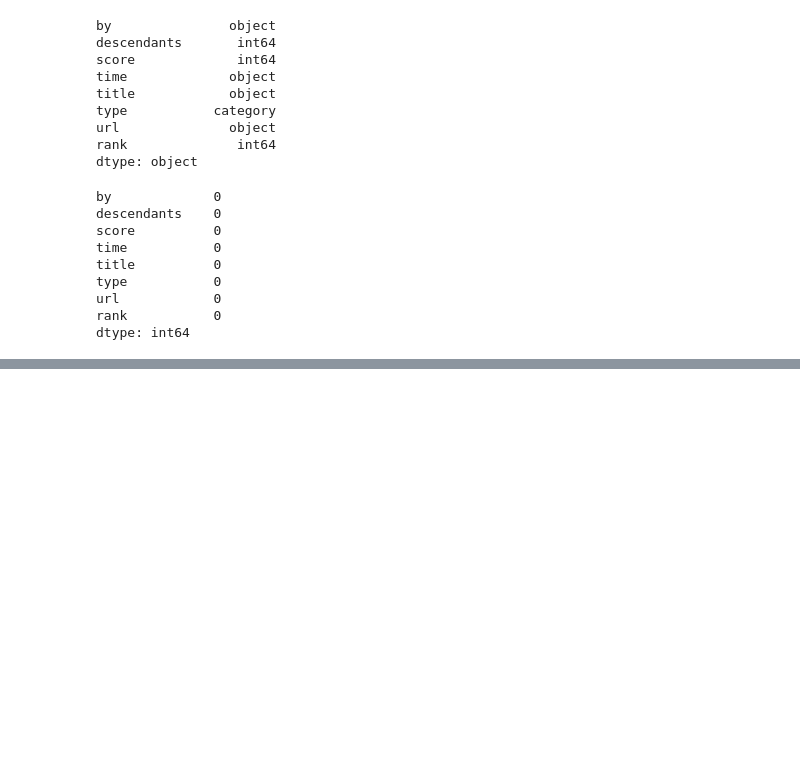
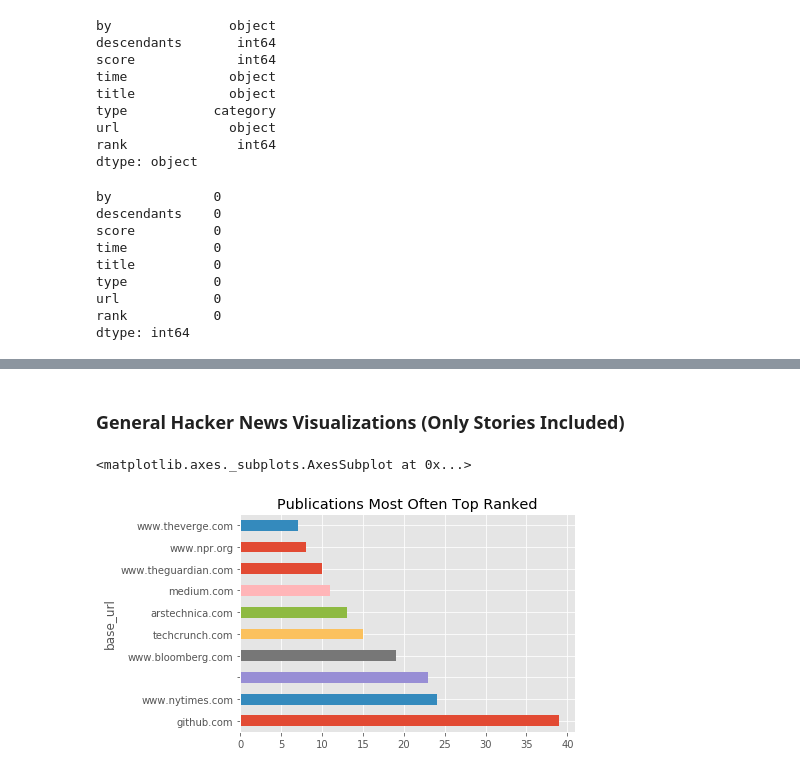
Before and after one commit to g2ransom/data-analytics, a Jupyter notebook: hacker_news/hn_analysis.ipynb, the cells around one changed output, grey strips where cells are left out. Cells and saved outputs as stored; diff of their text form; code cells hidden in the pictures; blank space fills up the shorter version.

```diff
--- a/hacker_news/hn_analysis.ipynb
+++ b/hacker_news/hn_analysis.ipynb
@@ -1,6 +7,14 @@
 # %%
+import regex as re
+import nltk
 from hnews_functions import *
 import numpy as np
 from string import punctuation
 from nltk.corpus import stopwords
 from nltk import word_tokenize, sent_tokenize
+import math
+import itertools
+from urlparse import urlparse
+import matplotlib.pyplot as plt
+%matplotlib inline
+plt.style.use('ggplot')
@@ -79,0 +184,12 @@ TypeError: expected string or buffer
+# %% [markdown]
+### General Hacker News Visualizations (Only Stories Included)
+# %%
+jobs = df['type'].isin(['job'])
+df = df[~jobs]
+# %%
+publications = df.groupby('base_url').size().sort_values(ascending=False)
+top_publications = publications.iloc[0:10]
+top_publications.plot(kind='barh', title='Publications Most Often Top Ranked')
+# %% [output]
+<matplotlib.axes._subplots.AxesSubplot at 0x...>
+[figure, added]
```
Also changed, not shown: parts of 19 cells of this notebook.
